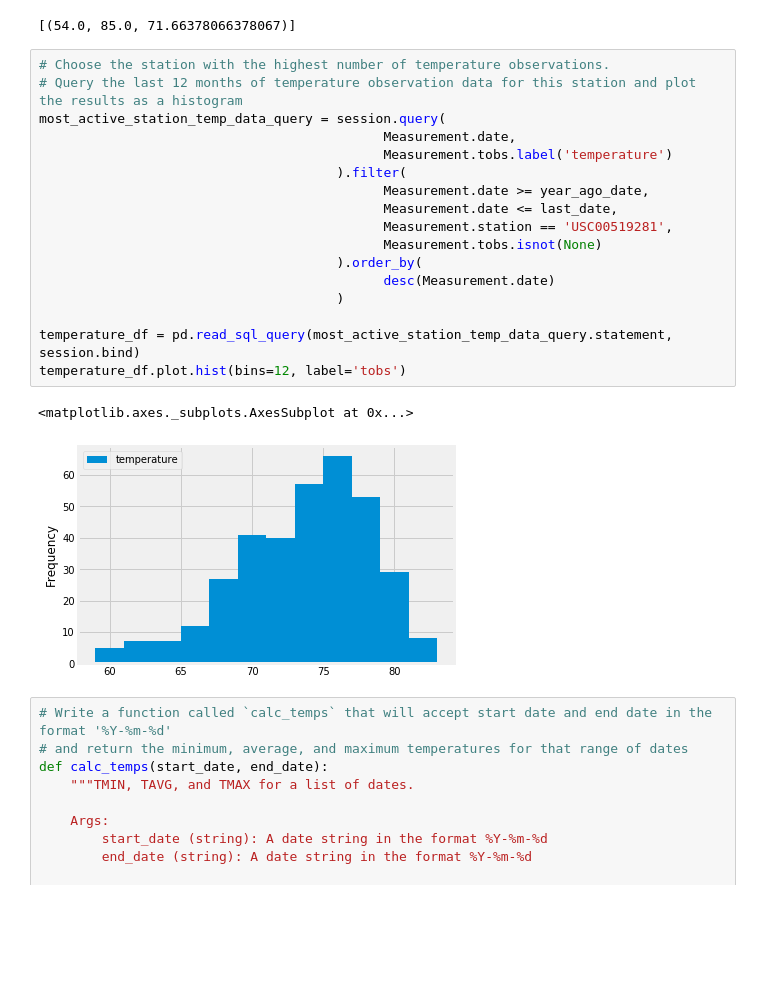
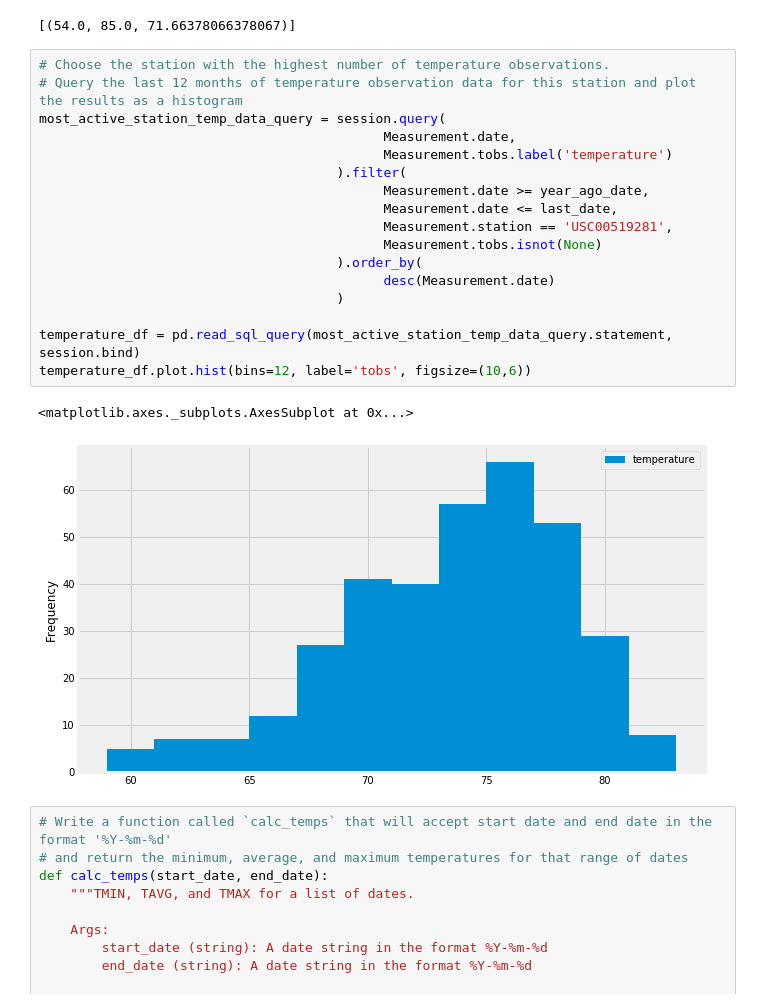
Before and after one commit to kuldeepemol/surfs-up, a Jupyter notebook: Instructions/climate_final.ipynb, the cells around one changed output. Drawn from its saved outputs; the diff is of its cells as text; blank space fills up the shorter version.

```diff
--- a/Instructions/climate_final.ipynb
+++ b/Instructions/climate_final.ipynb
@@ -143,23 +143,23 @@ most_active_station_stats
 # %%
 # Choose the station with the highest number of temperature observations.
 # Query the last 12 months of temperature observation data for this station and plot the results as a histogram
 most_active_station_temp_data_query = session.query(
                                             Measurement.date,
                                             Measurement.tobs.label('temperature')
                                       ).filter(
                                             Measurement.date >= year_ago_date,
                                             Measurement.date <= last_date,
                                             Measurement.station == 'USC00519281',
                                             Measurement.tobs.isnot(None)
                                       ).order_by(
                                             desc(Measurement.date)
                                       )
 
 temperature_df = pd.read_sql_query(most_active_station_temp_data_query.statement, session.bind)
-temperature_df.plot.hist(bins=12, label='tobs')
+temperature_df.plot.hist(bins=12, label='tobs', figsize=(10,6))
 # %% [output]
 <matplotlib.axes._subplots.AxesSubplot at 0x...>
-[figure, old version]
+[figure, new version]
 # %%
 # Write a function called `calc_temps` that will accept start date and end date in the format '%Y-%m-%d'
 # and return the minimum, average, and maximum temperatures for that range of dates
```
Also changed, not shown: parts of 3 cells of this notebook.
